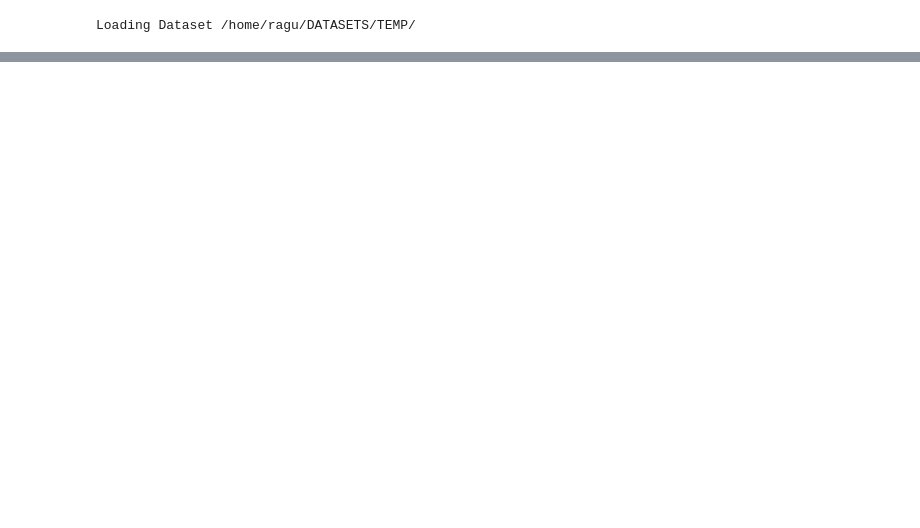
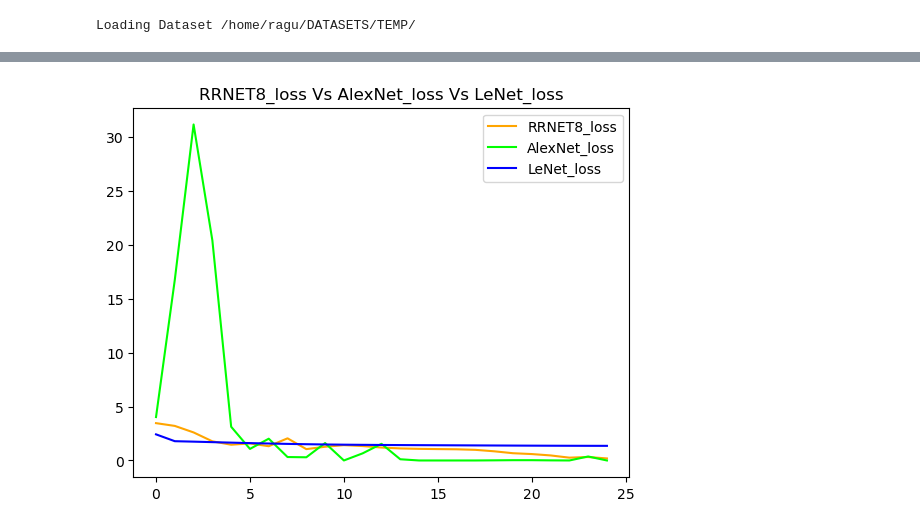
Before and after one commit to ragu8/CLASSIFICATION, a Jupyter notebook: Comparison.ipynb, the cells around one changed output, grey strips where cells are left out. Cells and saved outputs as stored; diff of their text form; code cells hidden in the pictures; blank space fills up the shorter version.

```diff
--- a/Comparison.ipynb
+++ b/Comparison.ipynb
@@ -263,0 +269,15 @@ plt.show()
+# %%
+def plot_loss():
+    plt.plot(comparison['RRNET8_loss'],color='orange',label = 'RRNET8_loss')
+
+    plt.plot(comparison['AlexNet_loss'], color='lime' ,label = 'AlexNet_loss')
+
+    plt.plot(comparison['LeNet_loss'],color='blue',label = 'LeNet_loss')
+
+    plt.legend()
+    plt.title('RRNET8_loss Vs AlexNet_loss Vs LeNet_loss')
+    plt.show()
+
+plot_loss()
+# %% [output]
+[figure, added]
```
Also changed, not shown: parts of 14 cells of this notebook.
